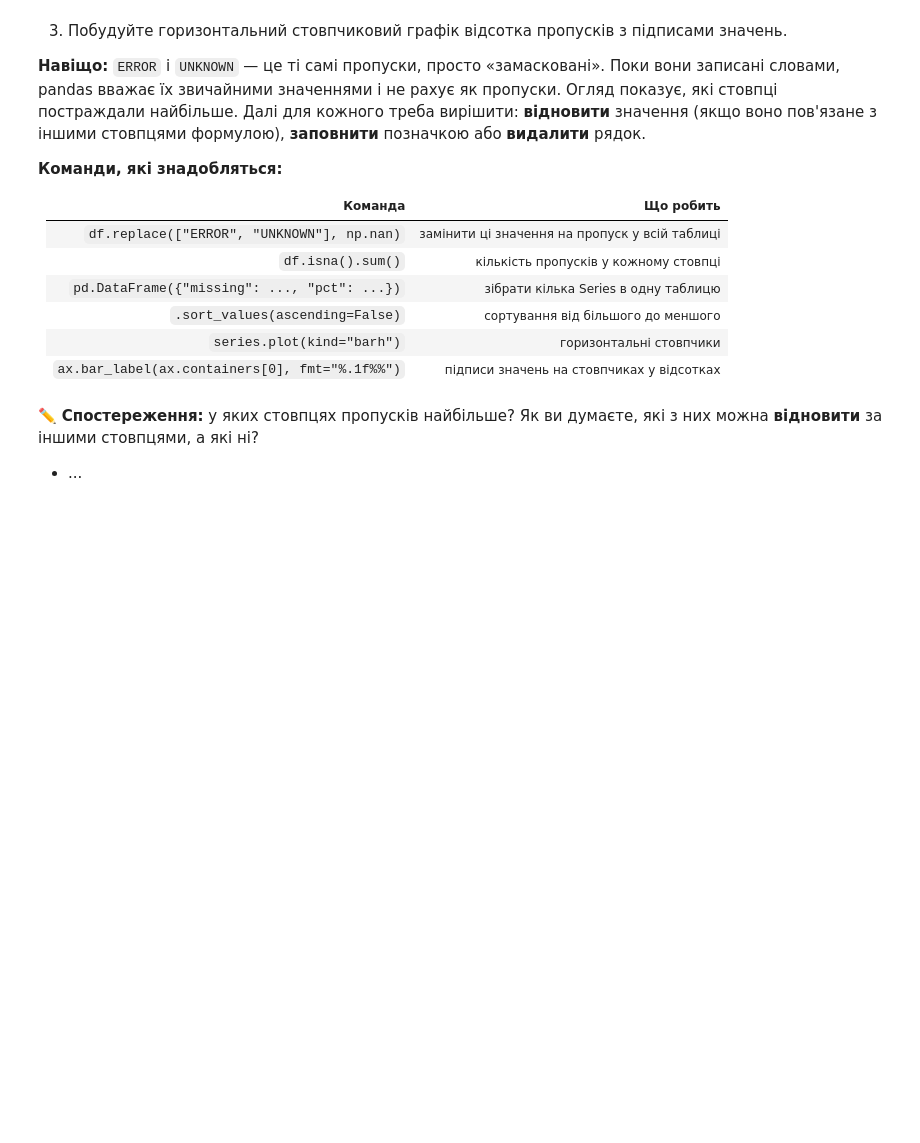
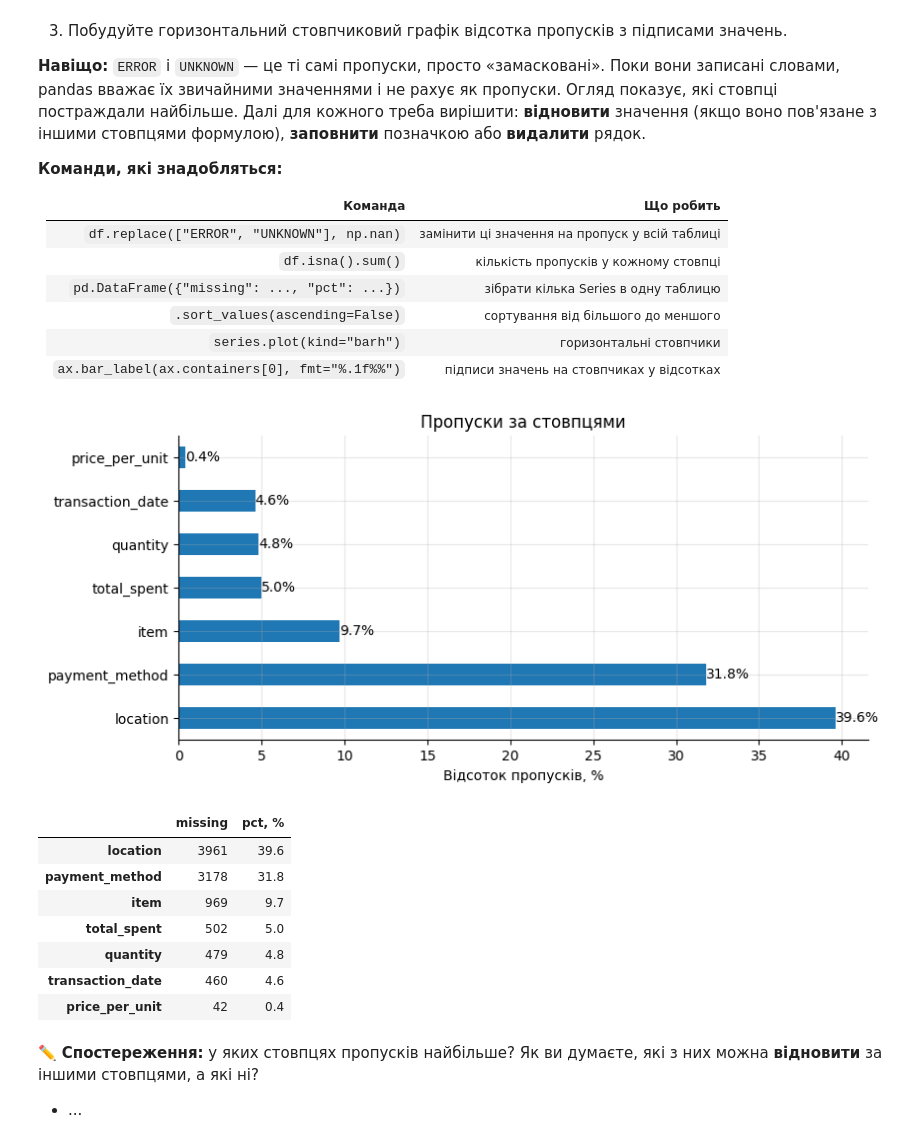
Before and after one commit to HannaSkrypnyk/Training_project_cafe_sales, a Jupyter notebook: Hanna_Pandas_lesson_34_03_11_26_training_project_cafe_sales.ipynb, the cells around one changed output. Saved outputs shown, nothing was run; the diff lists cells and outputs as text; code cells hidden in the pictures; blank space fills up the shorter version.

```diff
--- a/Hanna_Pandas_lesson_34_03_11_26_training_project_cafe_sales.ipynb
+++ b/Hanna_Pandas_lesson_34_03_11_26_training_project_cafe_sales.ipynb
@@ -211,0 +241,8 @@ array(['ERROR', 'UNKNOWN'], dtype=object)
+# %%
+# Ваш код тут
+print(f'дублікати рядків: {df.duplicated().sum()}')
+
+print(f'Дублікати номерів продажів: {df["transaction_id"].duplicated().sum()}')
+print(df.shape[0])
+df.drop_duplicates(inplace=True)
+print(f'Кількість рядків після видалення повних дублікатів: {df.shape[0]}')
@@ -234,3 +274,32 @@ array(['ERROR', 'UNKNOWN'], dtype=object)
+# %%
+# Ваш код тут
+
+df = df.replace(["ERROR", "UNKNOWN"], np.nan)
+missing_report = pd.DataFrame({
+    "missing": df.isna().sum(),
+    "pct, %": (df.isna().sum() / len(df) * 100).round(1),
+    }).sort_values(by="pct, %", ascending=False)
+
+missing_report = missing_report[missing_report["missing"] > 0]
+
+ax = missing_report["pct, %"].plot(kind="barh")
+ax.bar_label(ax.containers[0], fmt="%.1f%%")
+ax.set_xlabel("Відсоток пропусків, %")
+ax.set_ylabel("")
+ax.set_title("Пропуски за стовпцями")
+plt.show()
+
+display(missing_report)
+# %% [output]
+[figure, added]
+|  | missing | pct, % |
+| location | 3961 | 39.6 |
+| payment_method | 3178 | 31.8 |
+| item | 969 | 9.7 |
+| total_spent | 502 | 5.0 |
+| quantity | 479 | 4.8 |
+| transaction_date | 460 | 4.6 |
+| price_per_unit | 42 | 0.4 |
 # %% [markdown]
 ✏️ **Спостереження:** у яких стовпцях пропусків найбільше? Як ви думаєте, які з них можна **відновити** за іншими стовпцями, а які ні?
 
```
Also changed, not shown: parts of 16 cells of this notebook.
